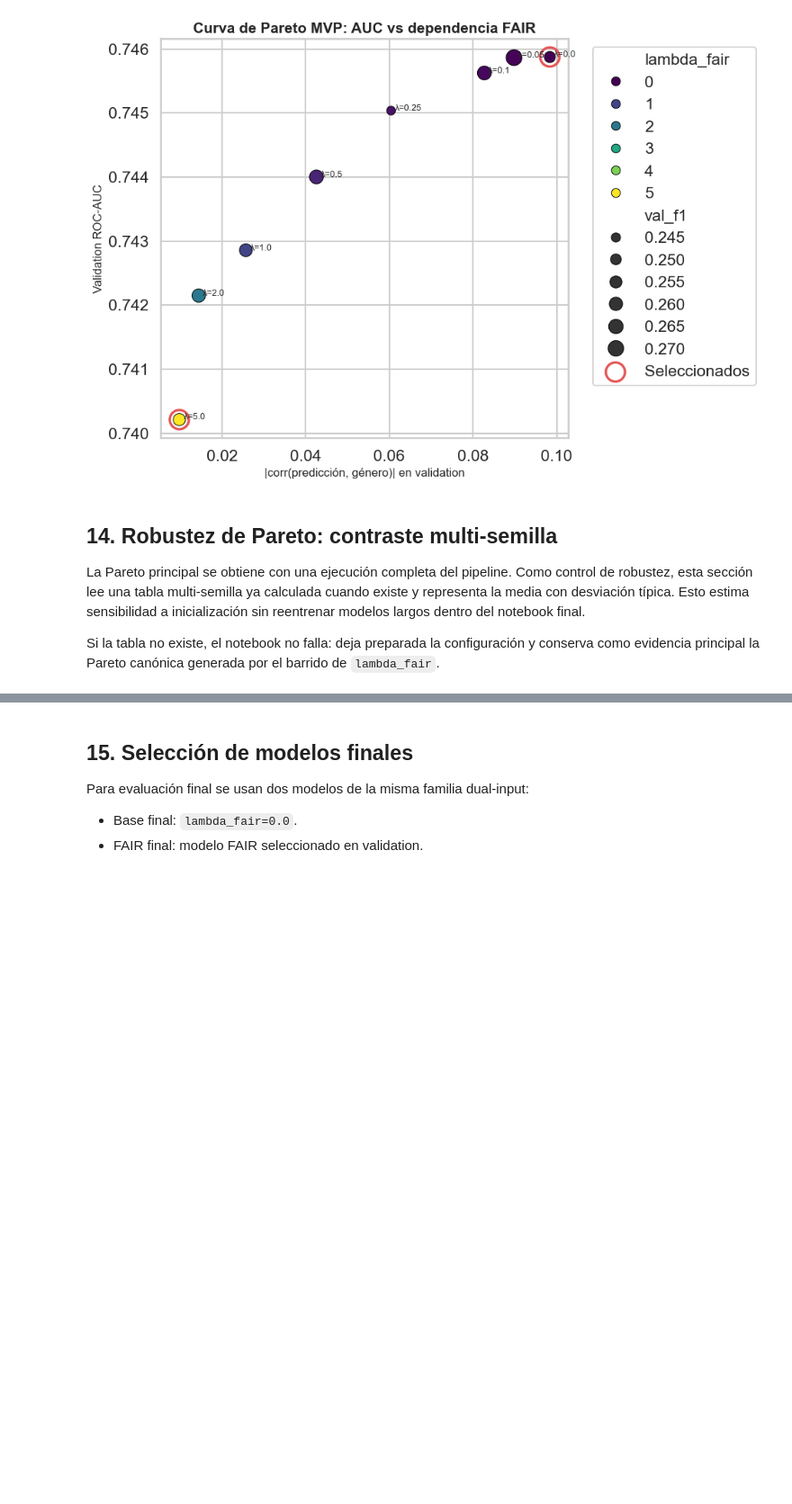
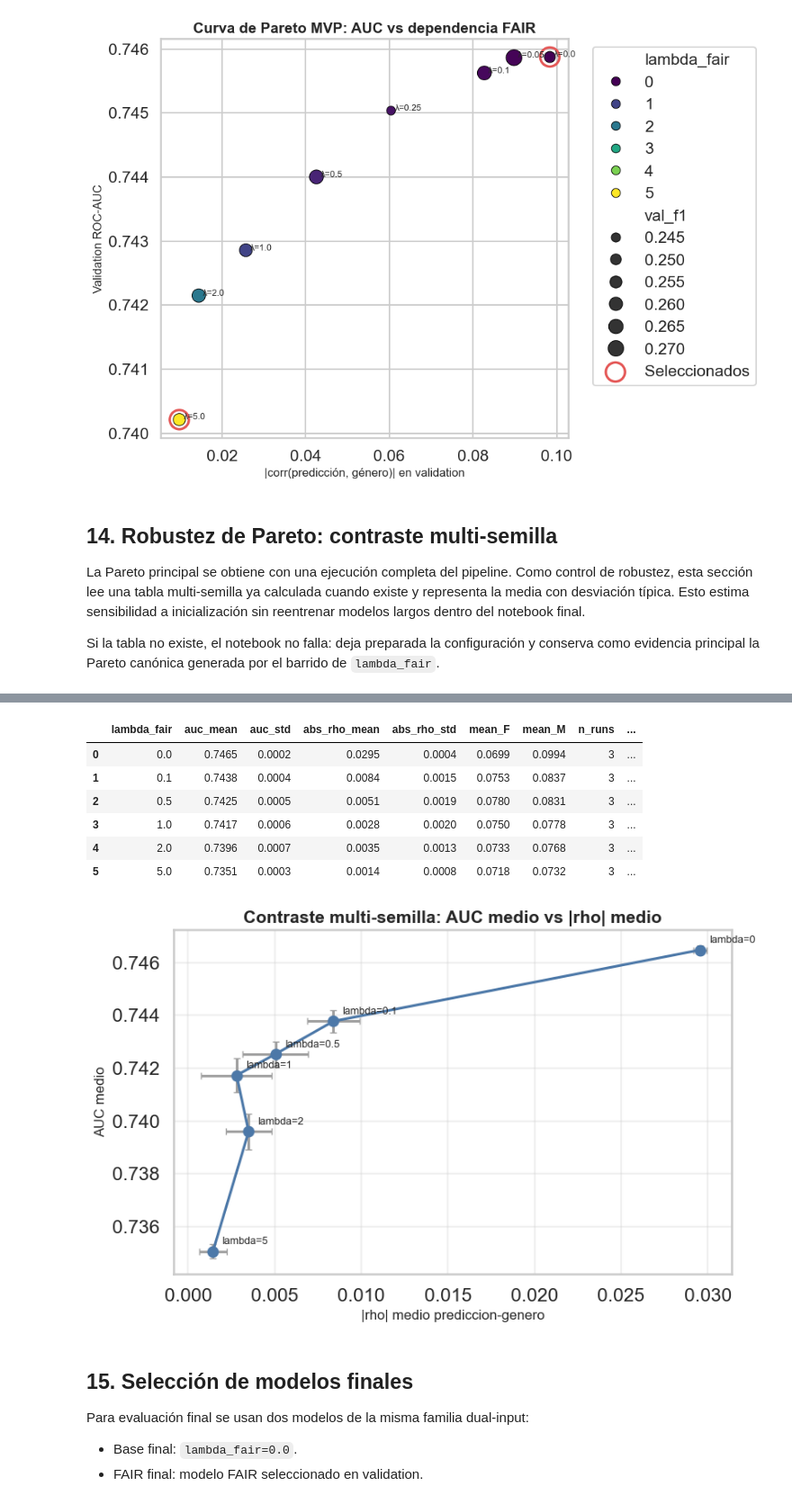
Before and after one commit to marcocorpacriado-pixel/taller-redes-confiables, a Jupyter notebook: notebooks/01_main_mvp.ipynb, the cells around one changed output, grey strips where cells are left out. Shown at 90% size. Cells and saved outputs as stored; diff of their text form; code cells hidden in the pictures; blank space fills up the shorter version.

```diff
--- a/notebooks/01_main_mvp.ipynb
+++ b/notebooks/01_main_mvp.ipynb
@@ -615,3 +646,69 @@ else:
+# %%
+from src.trustworthy_credit.experiments import (
+    MultiSeedParetoArtifactReporter,
+    MultiSeedParetoConfig,
+)
+
+multi_seed_config = MultiSeedParetoConfig(
+    seeds=(42, 123, 7),
+    lambda_values=tuple(float(value) for value in LAMBDA_VALUES),
+)
+multi_seed_candidates = [
+    TABLES / "pareto_multiseed_results.csv",
+    PROJECT_ROOT / "checkpoints" / "pareto_v2_results.csv",
+]
+multi_seed_path = next((path for path in multi_seed_candidates if path.exists()), None)
+
+if multi_seed_path is None:
+    print("No se ha encontrado una tabla multi-semilla ya calculada.")
+    print("Configuracion preparada para ejecucion futura:")
+    print(multi_seed_config)
+    print("La Pareto canonica del MVP sigue siendo pareto_results.csv.")
+else:
+    multi_seed_summary = MultiSeedParetoArtifactReporter(
+        config=multi_seed_config,
+    ).summarize(multi_seed_path)
+    multi_seed_summary.to_csv(TABLES / "pareto_multiseed_summary.csv", index=False)
+
+    multi_seed_display = multi_seed_summary.copy()
+    multi_seed_numeric = multi_seed_display.select_dtypes(include="number").columns
+    multi_seed_display[multi_seed_numeric] = multi_seed_display[multi_seed_numeric].round(4)
+    display(multi_seed_display)
+
+    fig, ax = plt.subplots(figsize=(8.5, 5.5))
+    ax.errorbar(
+        multi_seed_summary["abs_rho_mean"],
+        multi_seed_summary["auc_mean"],
+        xerr=multi_seed_summary.get("abs_rho_std"),
+        yerr=multi_seed_summary.get("auc_std"),
+        fmt="o-",
+        color="#4C78A8",
+        ecolor="#A0A0A0",
+        capsize=3,
+    )
+    for _, row in multi_seed_summary.iterrows():
+        ax.annotate(
+            f"lambda={row['lambda_fair']:g}",
+            (row["abs_rho_mean"], row["auc_mean"]),
+            textcoords="offset points",
+            xytext=(8, 6),
+            fontsize=9,
+        )
+    ax.set_title("Contraste multi-semilla: AUC medio vs |rho| medio")
+    ax.set_xlabel("|rho| medio prediccion-genero")
+    ax.set_ylabel("AUC medio")
+    ax.grid(alpha=0.3)
+    save_figure("pareto_multiseed_contrast.png")
+    plt.show()
+# %% [output]
+|  | lambda_fair | auc_mean | auc_std | abs_rho_mean | abs_rho_std | mean_F | mean_M | n_runs | ... |
+| 0 | 0.0 | 0.7465 | 0.0002 | 0.0295 | 0.0004 | 0.0699 | 0.0994 | 3 | ... |
+| 1 | 0.1 | 0.7438 | 0.0004 | 0.0084 | 0.0015 | 0.0753 | 0.0837 | 3 | ... |
+| 2 | 0.5 | 0.7425 | 0.0005 | 0.0051 | 0.0019 | 0.0780 | 0.0831 | 3 | ... |
+| 3 | 1.0 | 0.7417 | 0.0006 | 0.0028 | 0.0020 | 0.0750 | 0.0778 | 3 | ... |
+| 4 | 2.0 | 0.7396 | 0.0007 | 0.0035 | 0.0013 | 0.0733 | 0.0768 | 3 | ... |
+| 5 | 5.0 | 0.7351 | 0.0003 | 0.0014 | 0.0008 | 0.0718 | 0.0732 | 3 | ... |
+[figure, added]
 # %% [markdown]
 ## 15. Selección de modelos finales
 
```
Also changed, not shown: parts of 10 cells of this notebook, 5 other files.
